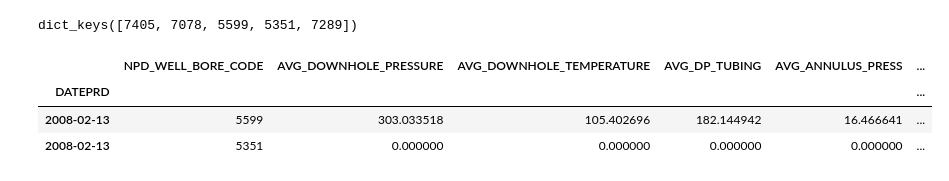
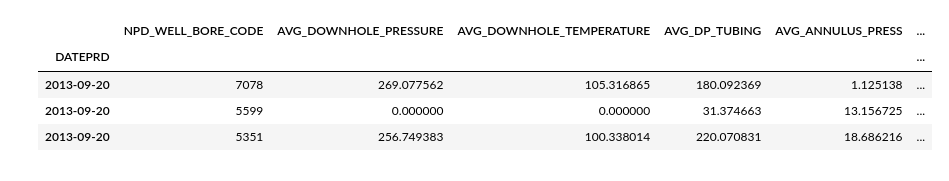
Before and after one commit to topefolorunso/NN-Based-Oil-Prediction-Model-w-Time-Series-Forecasting, a Jupyter notebook: 507_508/data_prep.ipynb, the cells around one changed output. Drawn from its saved outputs; the diff is of its cells as text; code cells hidden in the pictures.

```diff
--- a/507_508/data_prep.ipynb
+++ b/507_508/data_prep.ipynb
@@ -48,9 +33,8 @@ plt.show()
-# %%
-print(df_dict.keys())
-df_new.loc["2008-02-13"]
-# %% [output]
-dict_keys([7405, 7078, 5599, 5351, 7289])
-|  | NPD_WELL_BORE_CODE | AVG_DOWNHOLE_PRESSURE | AVG_DOWNHOLE_TEMPERATURE | AVG_DP_TUBING | AVG_ANNULUS_PRESS | ... |
-| DATEPRD |  |  |  |  |  | ... |
-| 2008-02-13 | 5599 | 303.033518 | 105.402696 | 182.144942 | 16.466641 | ... |
-| 2008-02-13 | 5351 | 0.000000 | 0.000000 | 0.000000 | 0.000000 | ... |
+# %%
+df_new.loc["2013-09-20"]
+# %% [output]
+|  | NPD_WELL_BORE_CODE | AVG_DOWNHOLE_PRESSURE | AVG_DOWNHOLE_TEMPERATURE | AVG_DP_TUBING | AVG_ANNULUS_PRESS | ... |
+| DATEPRD |  |  |  |  |  | ... |
+| 2013-09-20 | 7078 | 269.077562 | 105.316865 | 180.092369 | 1.125138 | ... |
+| 2013-09-20 | 5599 | 0.000000 | 0.000000 | 31.374663 | 13.156725 | ... |
+| 2013-09-20 | 5351 | 256.749383 | 100.338014 | 220.070831 | 18.686216 | ... |
```
Also changed, not shown: parts of 15 cells of this notebook.
